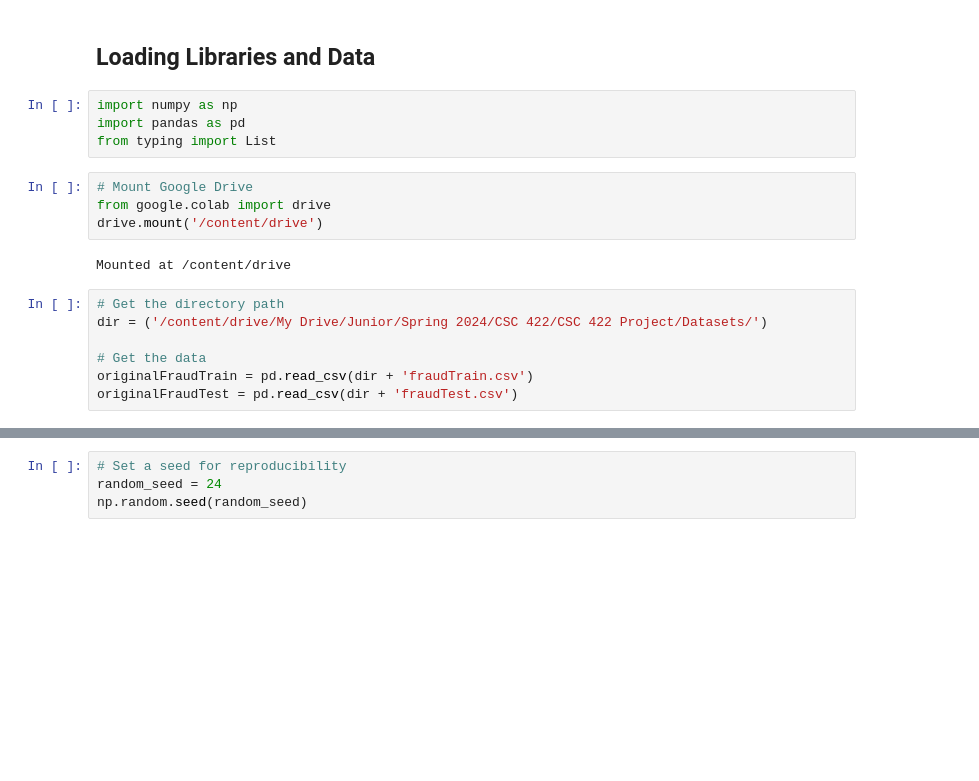
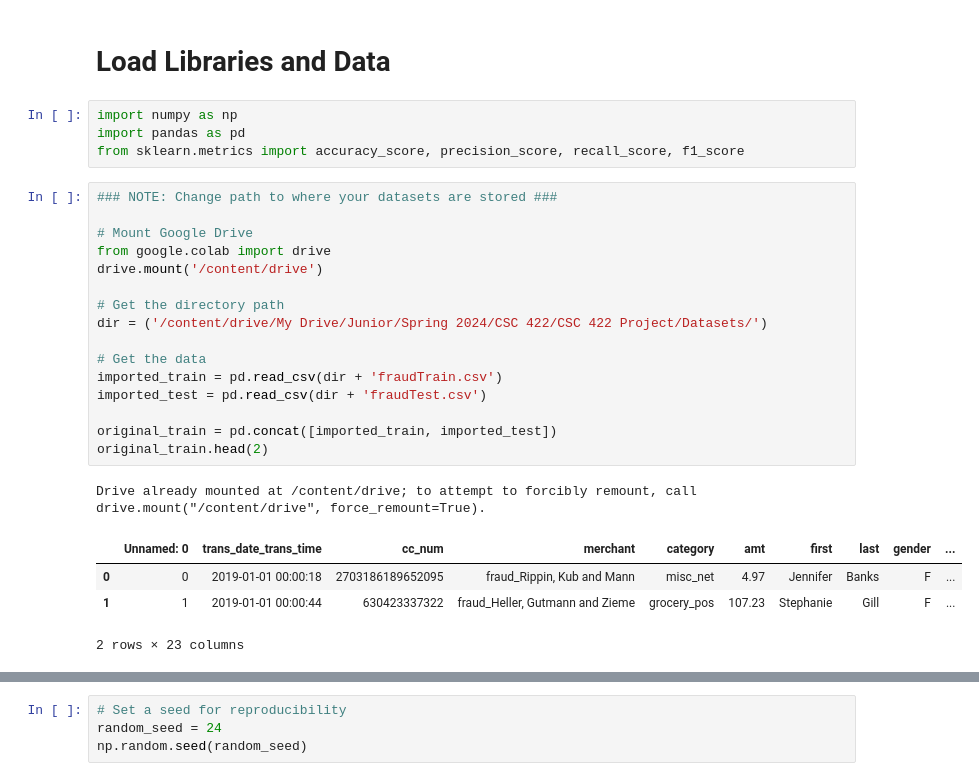
Before and after one commit to emtruong2/csc422-spring2024, a Jupyter notebook: Code.ipynb, the cells around one changed output, grey strips where cells are left out. Cells and saved outputs as stored; diff of their text form; blank space fills up the shorter version.

```diff
--- a/Code.ipynb
+++ b/Code.ipynb
@@ -1,21 +1,30 @@
 # %% [markdown]
 <a href="https://colab.research.google.com/github/emtruong2/csc422-spring2024/blob/main/Code.ipynb" target="_parent"><img src="https://colab.research.google.com/assets/colab-badge.svg" alt="Open In Colab"/></a>
 # %% [markdown]
-## Loading Libraries and Data
+# Load Libraries and Data
 # %%
 import numpy as np
 import pandas as pd
-from typing import List
+from sklearn.metrics import accuracy_score, precision_score, recall_score, f1_score
-# %%
-# Mount Google Drive
-from google.colab import drive
-drive.mount('/content/drive')
-# %% [output]
-Mounted at /content/drive
 # %%
+### NOTE: Change path to where your datasets are stored ###
+
+# Mount Google Drive
+from google.colab import drive
+drive.mount('/content/drive')
+
 # Get the directory path
 dir = ('/content/drive/My Drive/Junior/Spring 2024/CSC 422/CSC 422 Project/Datasets/')
 
 # Get the data
-originalFraudTrain = pd.read_csv(dir + 'fraudTrain.csv')
-originalFraudTest = pd.read_csv(dir + 'fraudTest.csv')
+imported_train = pd.read_csv(dir + 'fraudTrain.csv')
+imported_test = pd.read_csv(dir + 'fraudTest.csv')
+
+original_train = pd.concat([imported_train, imported_test])
+original_train.head(2)
+# %% [output]
+Drive already mounted at /content/drive; to attempt to forcibly remount, call drive.mount("/content/drive", force_remount=True).
+|  | Unnamed: 0 | trans_date_trans_time | cc_num | merchant | category | amt | first | last | gender | ... |
+| 0 | 0 | 2019-01-01 00:00:18 | 2703186189652095 | fraud_Rippin, Kub and Mann | misc_net | 4.97 | Jennifer | Banks | F | ... |
+| 1 | 1 | 2019-01-01 00:00:44 | 630423337322 | fraud_Heller, Gutmann and Zieme | grocery_pos | 107.23 | Stephanie | Gill | F | ... |
+2 rows × 23 columns
```
Also changed, not shown: parts of 37 cells of this notebook.
